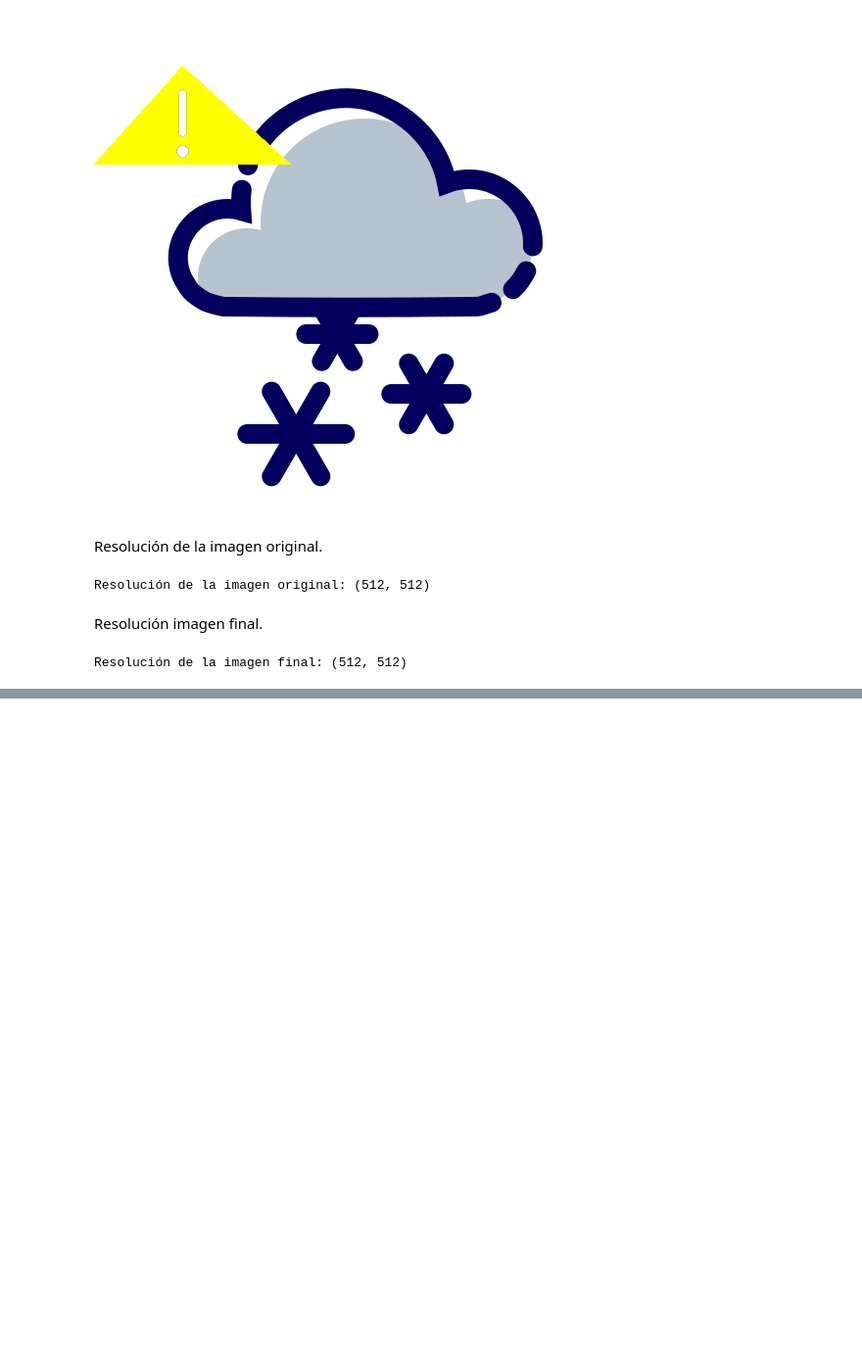
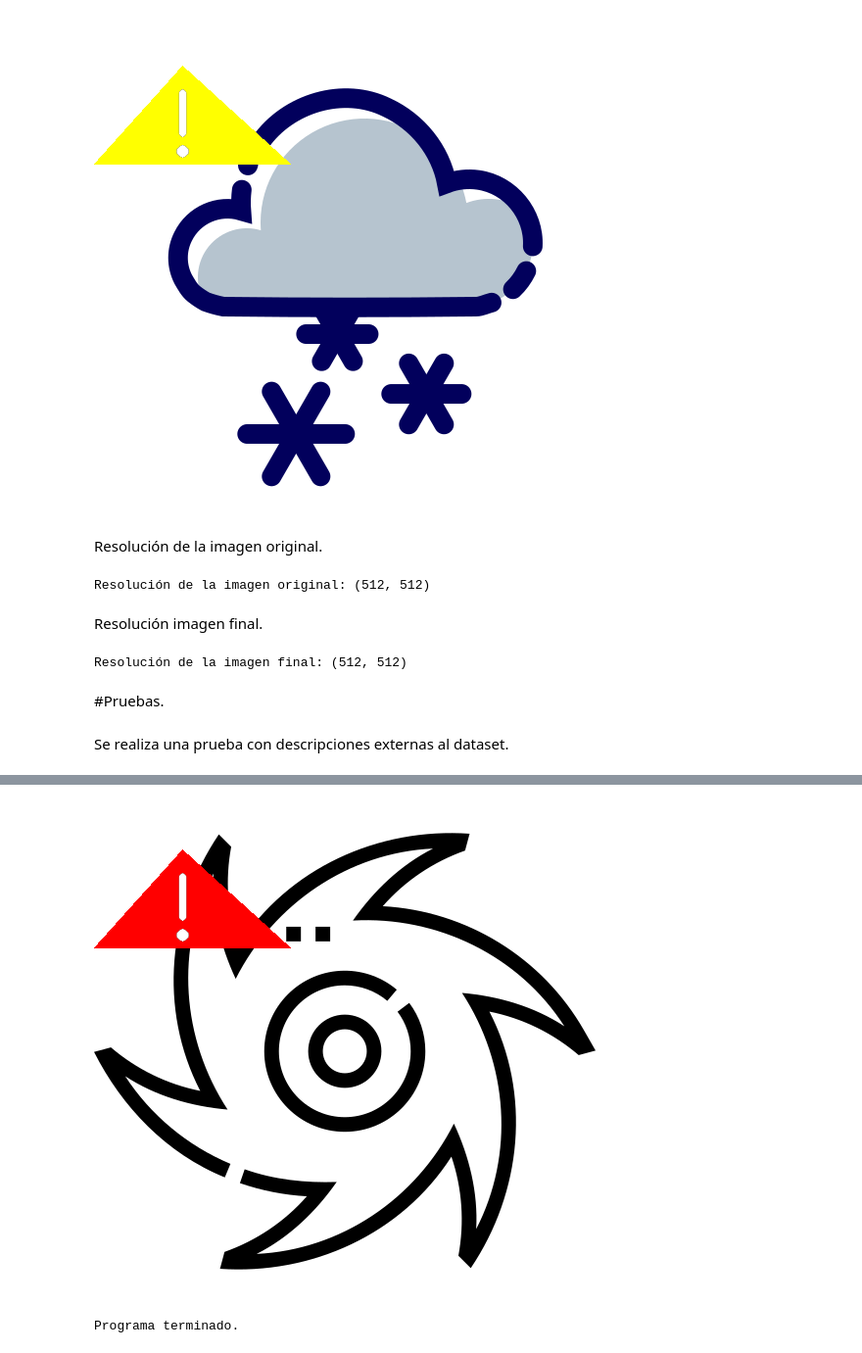
Before and after one commit to Ghisbe/Alarmas_pictogramas, a Jupyter notebook: 4- Modelo Final y Pictograma/Modelo_RNN.ipynb, the cells around one changed output, grey strips where cells are left out. Shown at 98% size. Saved outputs shown, nothing was run; the diff lists cells and outputs as text; code cells hidden in the pictures; blank space fills up the shorter version.

Commit message:
Modelado final y pruebas

```diff
--- a/4- Modelo Final y Pictograma/Modelo_RNN.ipynb
+++ b/4- Modelo Final y Pictograma/Modelo_RNN.ipynb
@@ -509,3 +517,39 @@ resolucion_final = obtener_resolucion2(pictograma)
 print("Resolución de la imagen final:", resolucion_final)
 # %% [output]
 Resolución de la imagen final: (512, 512)
+# %% [markdown]
+#Pruebas.
+# %% [markdown]
+Se realiza una prueba con descripciones externas al dataset.
+# %%
+# Función de predicción
+def predict_alert(description, tokenizer, model, max_len, label_encoder):
+    sequences = tokenizer.texts_to_sequences([description])
+    padded_sequences = pad_sequences(sequences, maxlen=max_len, padding='post')
+    prediction = model.predict(padded_sequences)
+    predicted_index = np.argmax(prediction, axis=1)[0]
+    predicted_event = label_encoder.inverse_transform([predicted_index])[0]
+    return predicted_event
+# %%
+def main_interactive():
+    description = input("Ingrese una descripción del evento meteorológico: ").strip()
+    if description.lower() == 'salir':
+        print("Terminando el programa.")
+        return
+
+    predicted_event = predict_alert(description, tokenizer, model, max_len, label_encoder_event)
+    pictograma = crear_pictograma(description, predicted_event)
+
+    print("Descripción:", description)
+    print("Alerta predicha:", predicted_event)
+
+    if pictograma is not None:
+        cv2_imshow(pictograma)
+    else:
+        print("No se pudo generar el pictograma para la descripción proporcionada.")
+
+    print("Programa terminado.")
+
+# Ejecutar la función principal
+main_interactive()
+# %% [output]
@@ -511,0 +560,2 @@ Resolución de la imagen final: (512, 512)
+[figure, added]
+Programa terminado.
```
Also changed, not shown: parts of 8 cells of this notebook.
